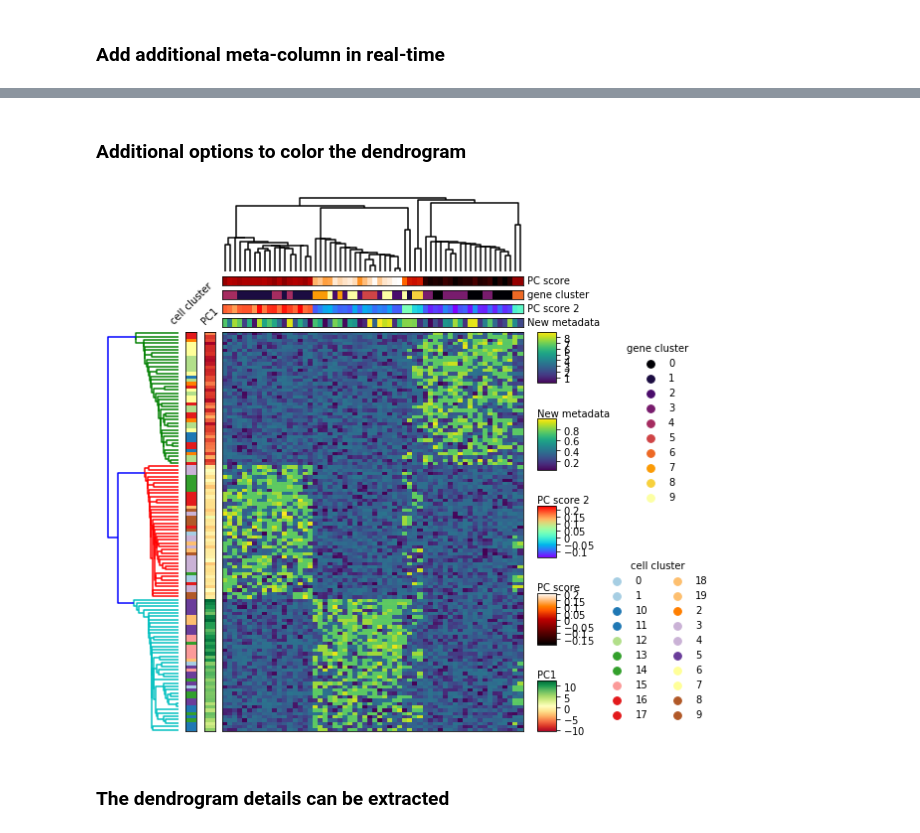
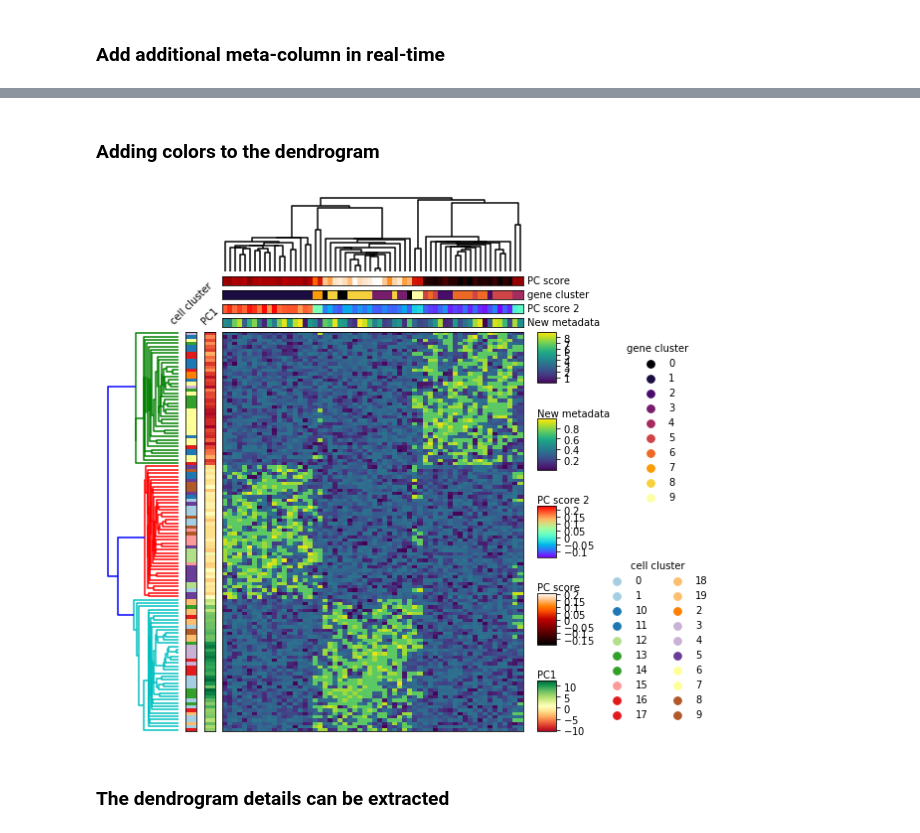
Before and after one commit to xuesoso/nheatmap, a Jupyter notebook: tutorial.ipynb, the cells around one changed output, grey strips where cells are left out. Drawn from its saved outputs; the diff is of its cells as text; code cells hidden in the pictures.

```diff
--- a/tutorial.ipynb
+++ b/tutorial.ipynb
@@ -113,14 +118,14 @@ fig, plots = g.run()
 # %% [markdown]
-### Additional options to color the dendrogram
+### Adding colors to the dendrogram
 # %%
 rdendrogram_args = {'color_threshold':0.17}
 # %%
 g = nhm(data=df, dfr=dfr, dfc=dfc, figsize=(10, 10), linewidths=0, cmaps=cmaps, showxticks=False)
-g.hcluster(method='single', metric='cosine')
+g.hcluster(method='single', metric='cosine', optimal_ordering=True)
 fig, plots = g.run(rdendrogram_args=rdendrogram_args)
 fig.savefig('./examples/example1.png', bbox_inches='tight')
 # %% [output]
-[figure, old version]
+[figure, new version]
 # %% [markdown]
 ### The dendrogram details can be extracted
 # %%
```
Also changed, not shown: parts of 14 cells of this notebook, 3 other files.
